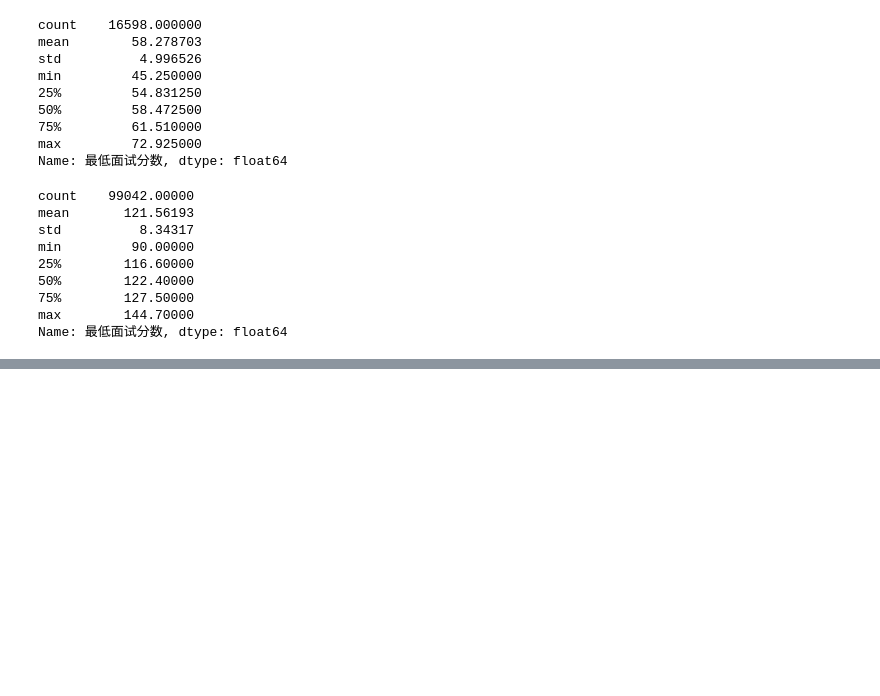
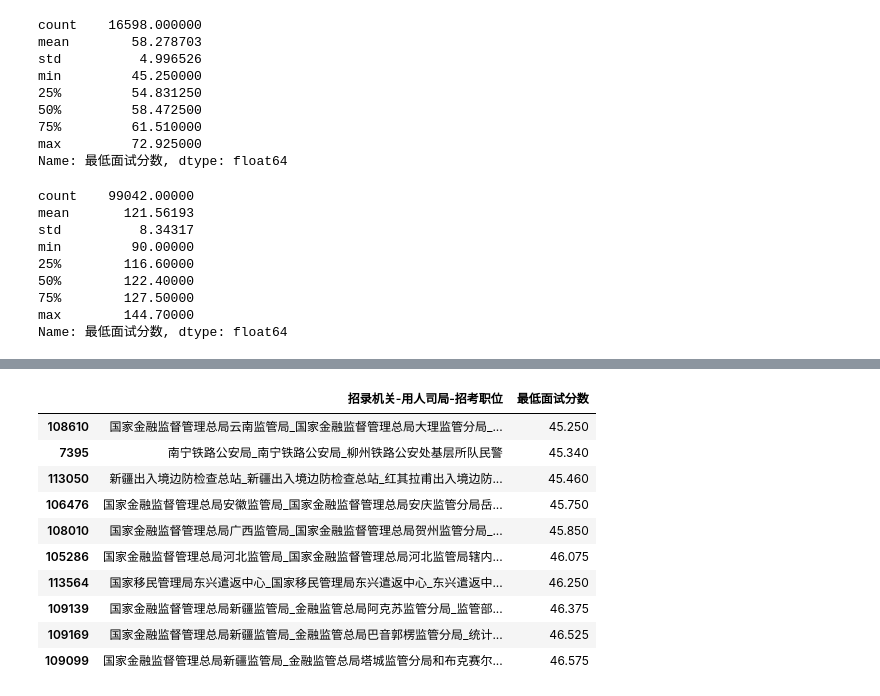
Before and after one commit to coderzzy/data_analysis, a Jupyter notebook: notebooks/guokao2024.ipynb, the cells around one changed output, grey strips where cells are left out. Saved outputs shown, nothing was run; the diff lists cells and outputs as text; code cells hidden in the pictures; blank space fills up the shorter version.

```diff
--- a/notebooks/guokao2024.ipynb
+++ b/notebooks/guokao2024.ipynb
@@ -104,0 +132,20 @@ Name: 招录机关, dtype: object
+# %%
+# 取分数最低的10个岗位
+# 先排序，再分组，第一个head取每个组里的topN，第二个head取整个组的topN
+df_below_89[['招录机关-用人司局-招考职位','最低面试分数']]\
+    .sort_values(by='最低面试分数', ascending=True)\
+    .groupby('招录机关-用人司局-招考职位')\
+    .head(1)\
+    .head(10)
+# %% [output]
+|  | 招录机关-用人司局-招考职位 | 最低面试分数 |
+| 108610 | 国家金融监督管理总局云南监管局_国家金融监督管理总局大理监管分局_... | 45.250 |
+| 7395 | 南宁铁路公安局_南宁铁路公安局_柳州铁路公安处基层所队民警 | 45.340 |
+| 113050 | 新疆出入境边防检查总站_新疆出入境边防检查总站_红其拉甫出入境边防... | 45.460 |
+| 106476 | 国家金融监督管理总局安徽监管局_国家金融监督管理总局安庆监管分局岳... | 45.750 |
+| 108010 | 国家金融监督管理总局广西监管局_国家金融监督管理总局贺州监管分局_... | 45.850 |
+| 105286 | 国家金融监督管理总局河北监管局_国家金融监督管理总局河北监管局辖内... | 46.075 |
+| 113564 | 国家移民管理局东兴遣返中心_国家移民管理局东兴遣返中心_东兴遣返中... | 46.250 |
+| 109139 | 国家金融监督管理总局新疆监管局_金融监管总局阿克苏监管分局_监管部... | 46.375 |
+| 109169 | 国家金融监督管理总局新疆监管局_金融监管总局巴音郭楞监管分局_统计... | 46.525 |
+| 109099 | 国家金融监督管理总局新疆监管局_金融监管总局塔城监管分局和布克赛尔... | 46.575 |
```
Also changed, not shown: parts of 11 cells of this notebook.
